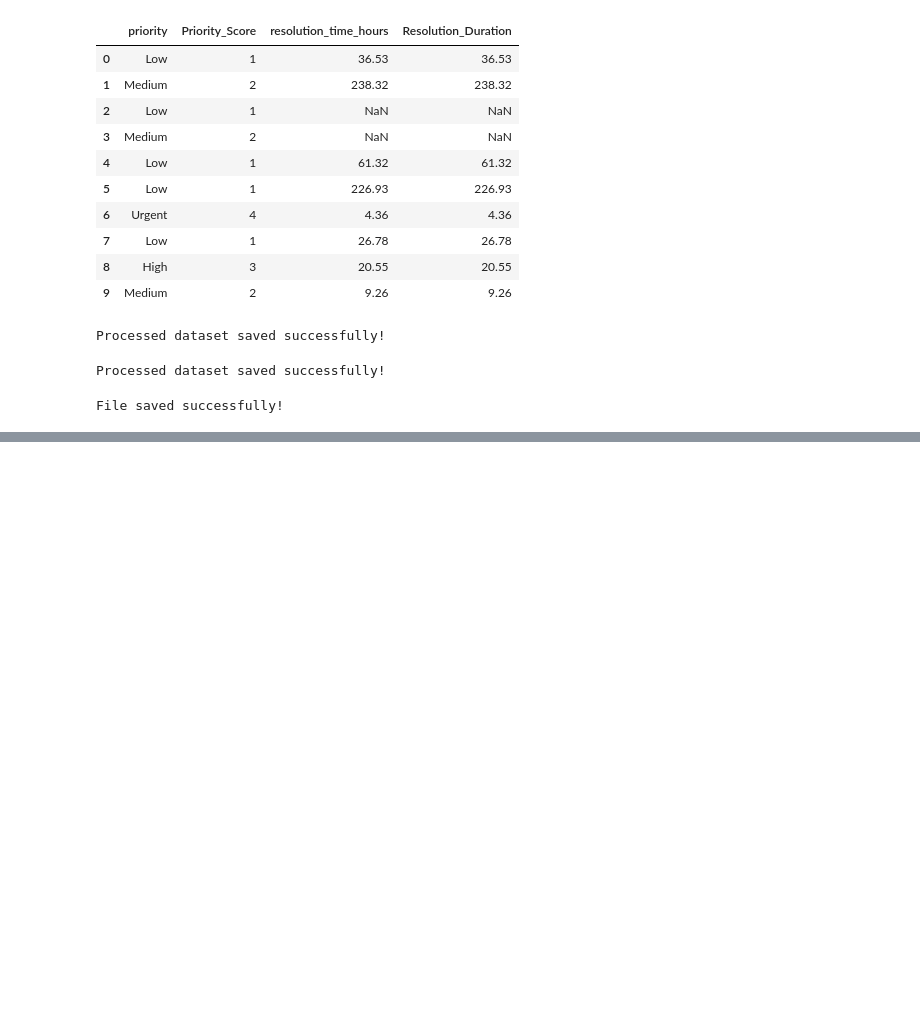
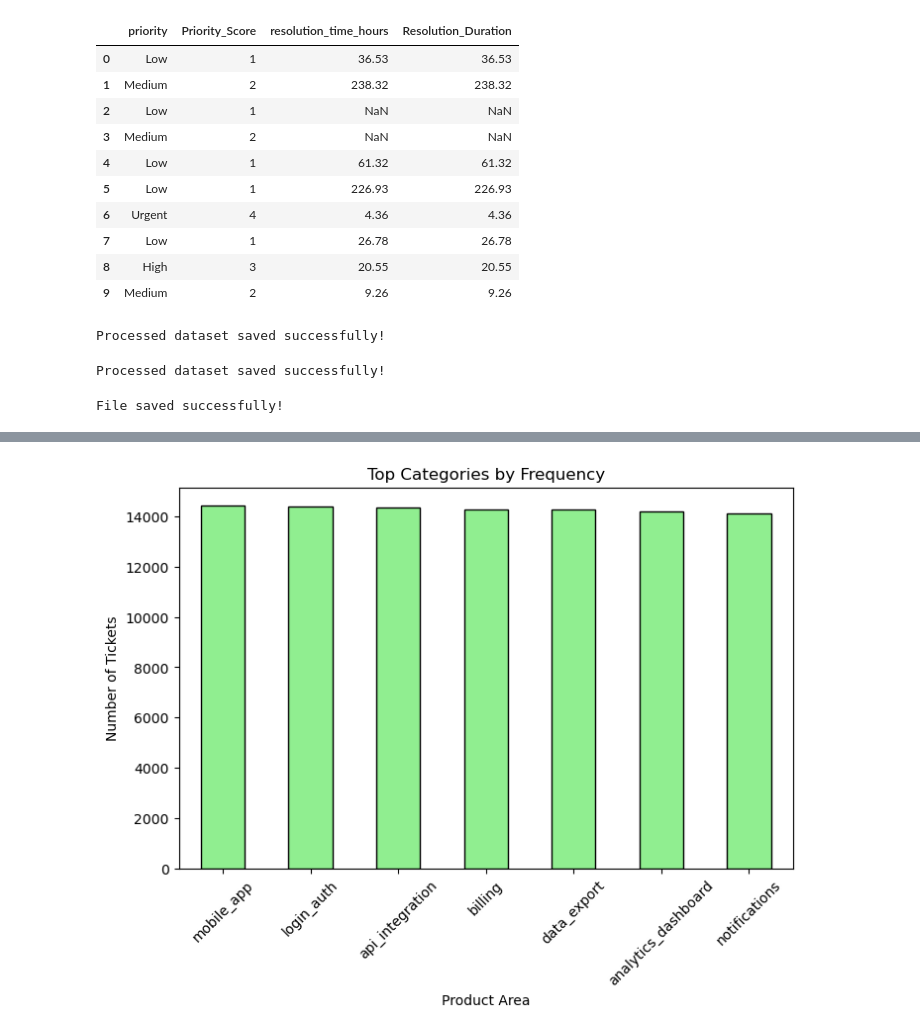
Before and after one commit to springboardmentor1210a/Supportlytics, a Jupyter notebook: internDV.ipynb, the cells around one changed output, grey strips where cells are left out. Drawn from its saved outputs; the diff is of its cells as text; code cells hidden in the pictures; blank space fills up the shorter version.

```diff
--- a/internDV.ipynb
+++ b/internDV.ipynb
@@ -346,0 +465,16 @@ File saved successfully!
+# %%
+plt.figure(figsize=(8,5))
+
+df["product_area"].value_counts().plot(
+    kind="bar",
+    color="lightgreen",
+    edgecolor="black"
+)
+
+plt.title("Top Categories by Frequency")
+plt.xlabel("Product Area")
+plt.ylabel("Number of Tickets")
+plt.xticks(rotation=45)
+plt.show()
+# %% [output]
+[figure, added]
```
Also changed, not shown: parts of 27 cells of this notebook.
